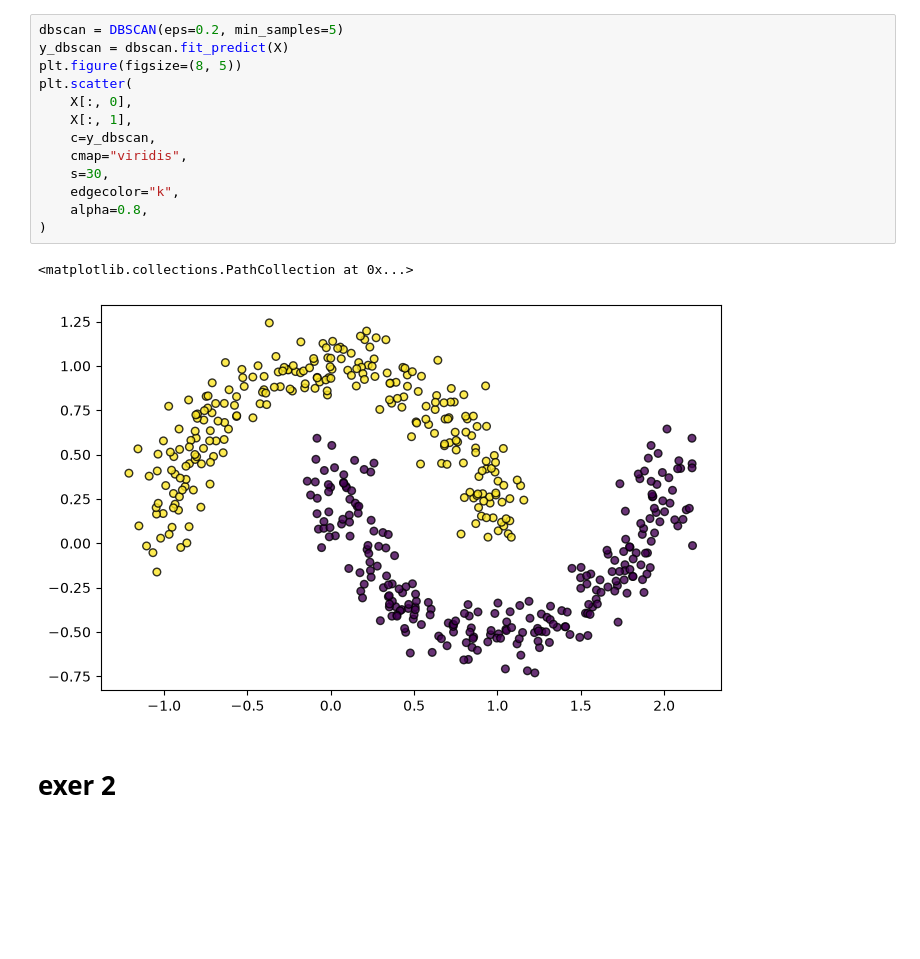
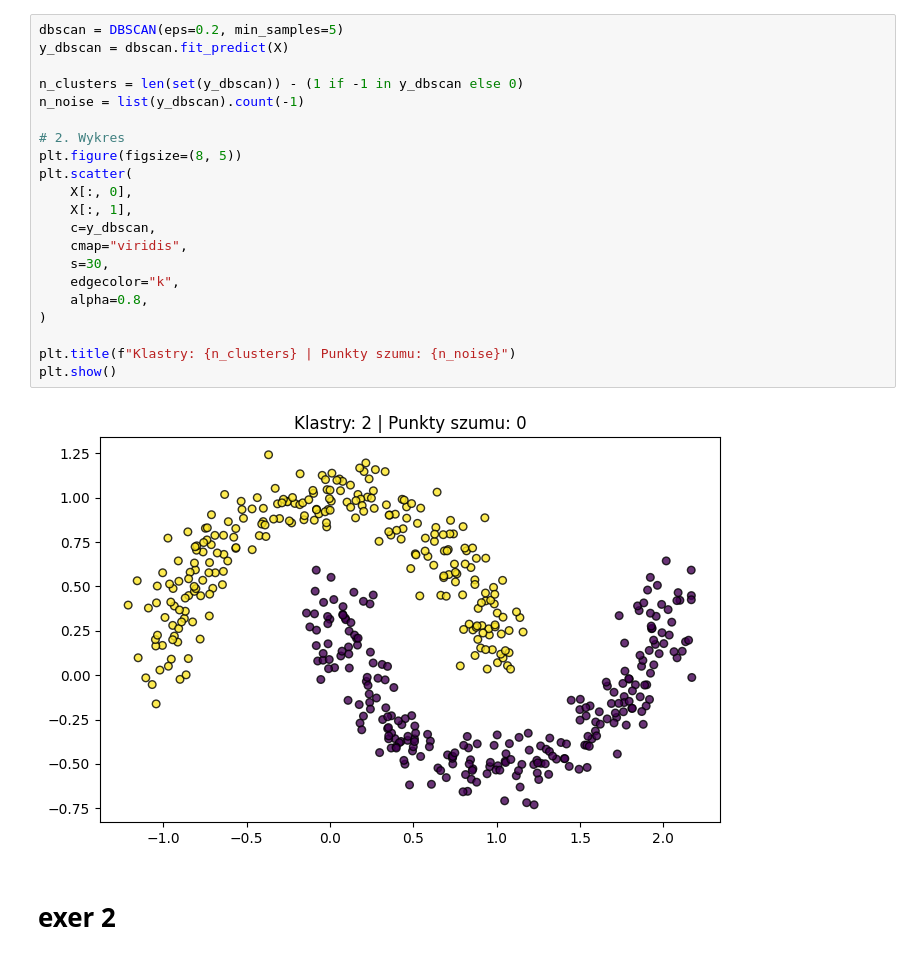
Before and after one commit to michallitwin/python-learning, a Jupyter notebook: python_ml/pca, dcscann, tsne/dbscann_exer.ipynb, the cells around one changed output. Saved outputs shown, nothing was run; the diff lists cells and outputs as text; blank space fills up the shorter version.

Commit message:
done some dbscans exercises

```diff
--- a/python_ml/pca, dcscann, tsne/dbscann_exer.ipynb
+++ b/python_ml/pca, dcscann, tsne/dbscann_exer.ipynb
@@ -39,19 +40,26 @@ plt.scatter(
 # %%
 dbscan = DBSCAN(eps=0.2, min_samples=5)
 y_dbscan = dbscan.fit_predict(X)
+
+n_clusters = len(set(y_dbscan)) - (1 if -1 in y_dbscan else 0)
+n_noise = list(y_dbscan).count(-1)
+
+# 2. Wykres
 plt.figure(figsize=(8, 5))
 plt.scatter(
     X[:, 0],
     X[:, 1],
     c=y_dbscan,
     cmap="viridis",
     s=30,
     edgecolor="k",
     alpha=0.8,
 )
+
+plt.title(f"Klastry: {n_clusters} | Punkty szumu: {n_noise}")
+plt.show()
 # %% [output]
-<matplotlib.collections.PathCollection at 0x...>
-[figure, old version]
+[figure, new version]
 # %% [markdown]
 # exer 2
 # %%
```
Also changed, not shown: parts of 36 cells of this notebook, 2 other files.
